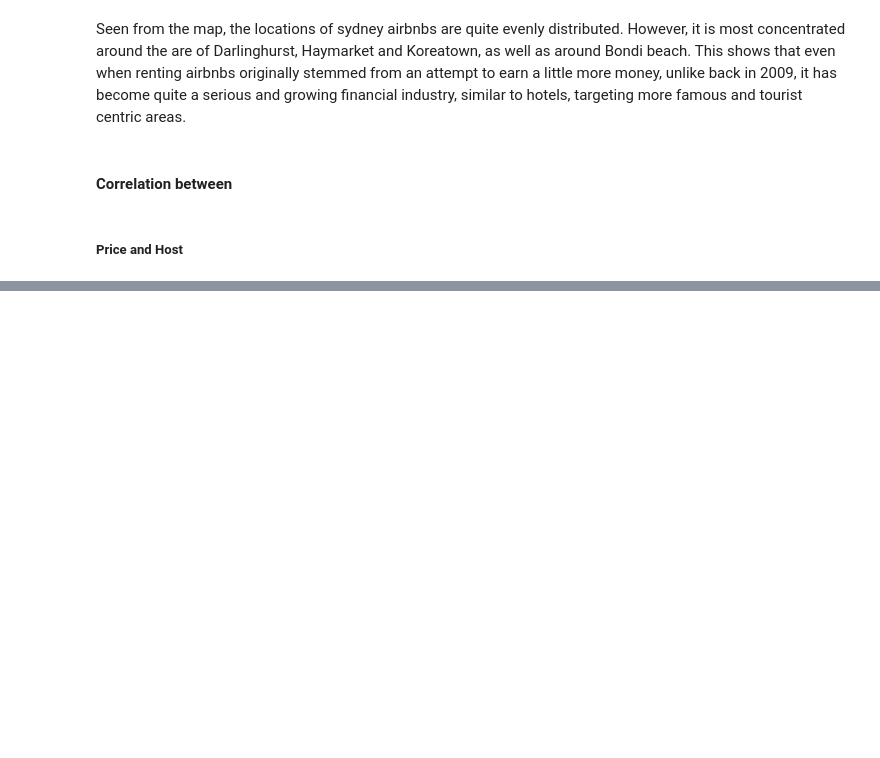
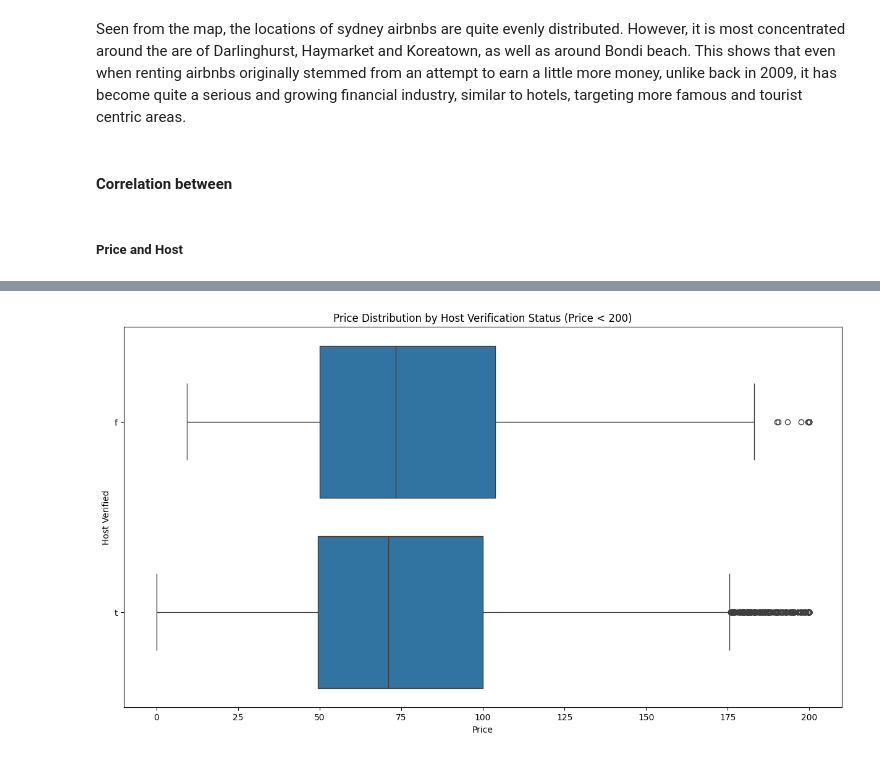
Before and after one commit to karenstevani/data_project, a Jupyter notebook: finaldataproject.ipynb, the cells around one changed output, grey strips where cells are left out. Cells and saved outputs as stored; diff of their text form; code cells hidden in the pictures; blank space fills up the shorter version.

```diff
--- a/finaldataproject.ipynb
+++ b/finaldataproject.ipynb
@@ -313,0 +313,11 @@ plt.show()
+# %%
+filtered_data = listing_data[(listing_data['standard_price'] >= 0) & (listing_data['standard_price'] <= 200)]
+# %%
+plt.figure(figsize=(15, 8))
+sns.boxplot(x='standard_price', y='host_identity_verified', data=filtered_data)
+plt.title('Price Distribution by Host Verification Status (Price < 200)')
+plt.xlabel('Price')
+plt.ylabel('Host Verified')
+plt.show()
+# %% [output]
+[figure, added]
```
Also changed, not shown: parts of 3 cells of this notebook.
